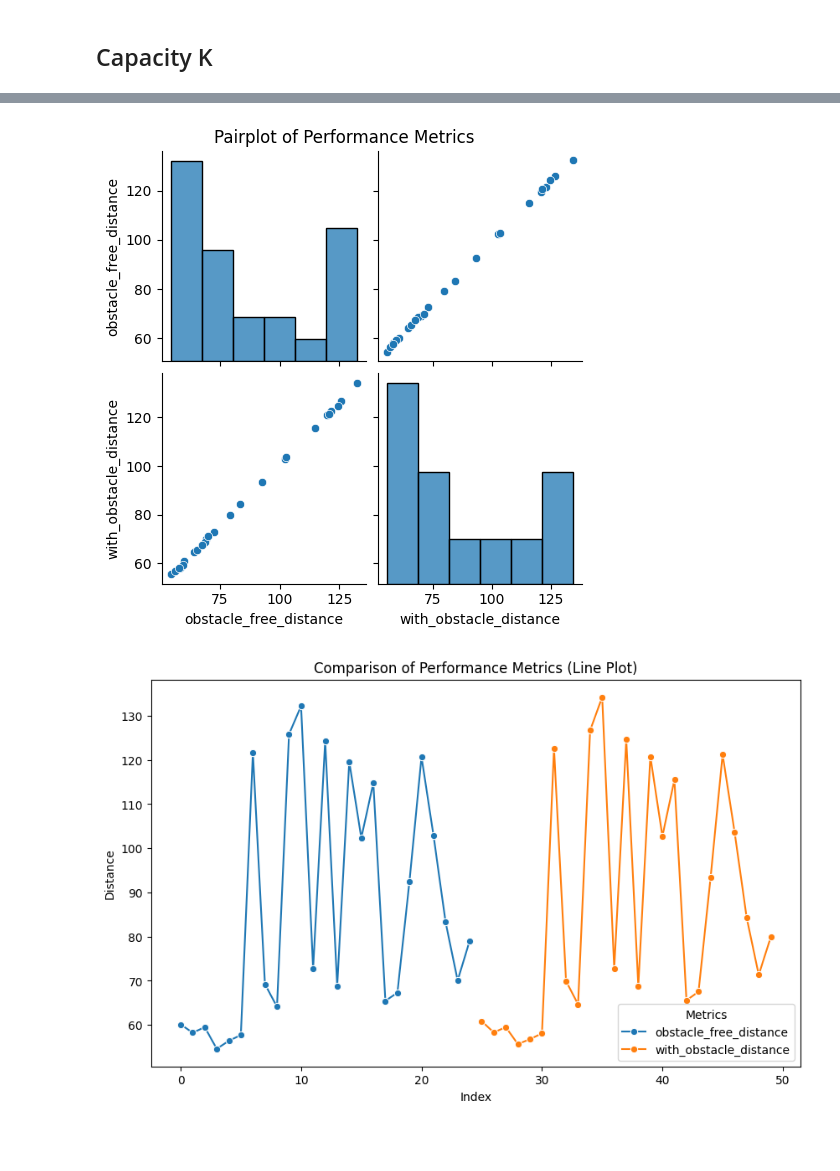
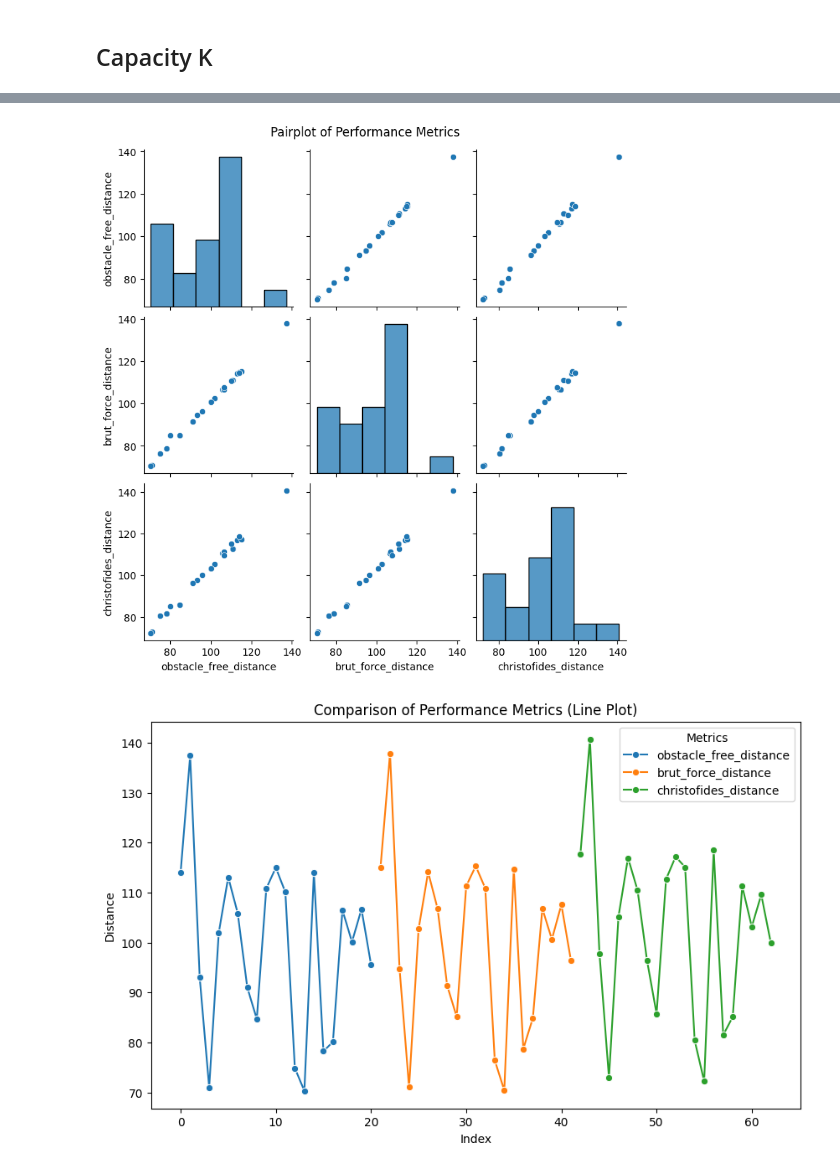
Before and after one commit to CR-Samrat/drone-based-delivary, a Jupyter notebook: euclidean_with_obstacle_performance_test.ipynb, the cells around one changed output, grey strips where cells are left out. Saved outputs shown, nothing was run; the diff lists cells and outputs as text; code cells hidden in the pictures; blank space fills up the shorter version.

```diff
--- a/euclidean_with_obstacle_performance_test.ipynb
+++ b/euclidean_with_obstacle_performance_test.ipynb
@@ -91,0 +81,4 @@ df_cap_k.head()
+# %%
+df_cap_k = pd.read_csv('./drone_performance_on_obstacle_capacity_k.csv')
+
+df_cap_k.head()
@@ -109,12 +111,12 @@ plt.show()
 # %%
 # Pairplot
-sns.pairplot(df_cap_k.iloc[:, -2:])
+sns.pairplot(df_cap_k.iloc[:, -3:])
 plt.suptitle('Pairplot of Performance Metrics', y=1.02)
 plt.show()
 # %% [output]
-[figure, old version]
+[figure, new version]
 # %%
-melted_df = df_cap_k.melt(value_vars=['obstacle_free_distance', 'with_obstacle_distance'],
+melted_df = df_cap_k.melt(value_vars=['obstacle_free_distance', 'brut_force_distance', 'christofides_distance'],
                      var_name='Metrics', value_name='Distance')
 
 # Line plot
@@ -126,6 +128,6 @@ plt.ylabel('Distance')
 plt.legend(title='Metrics')
 plt.show()
 # %% [output]
-[figure, old version]
+[figure, new version]
 # %%
 plt.figure(figsize=(10, 6))
```
Also changed, not shown: parts of 7 cells of this notebook, 5 other files.
